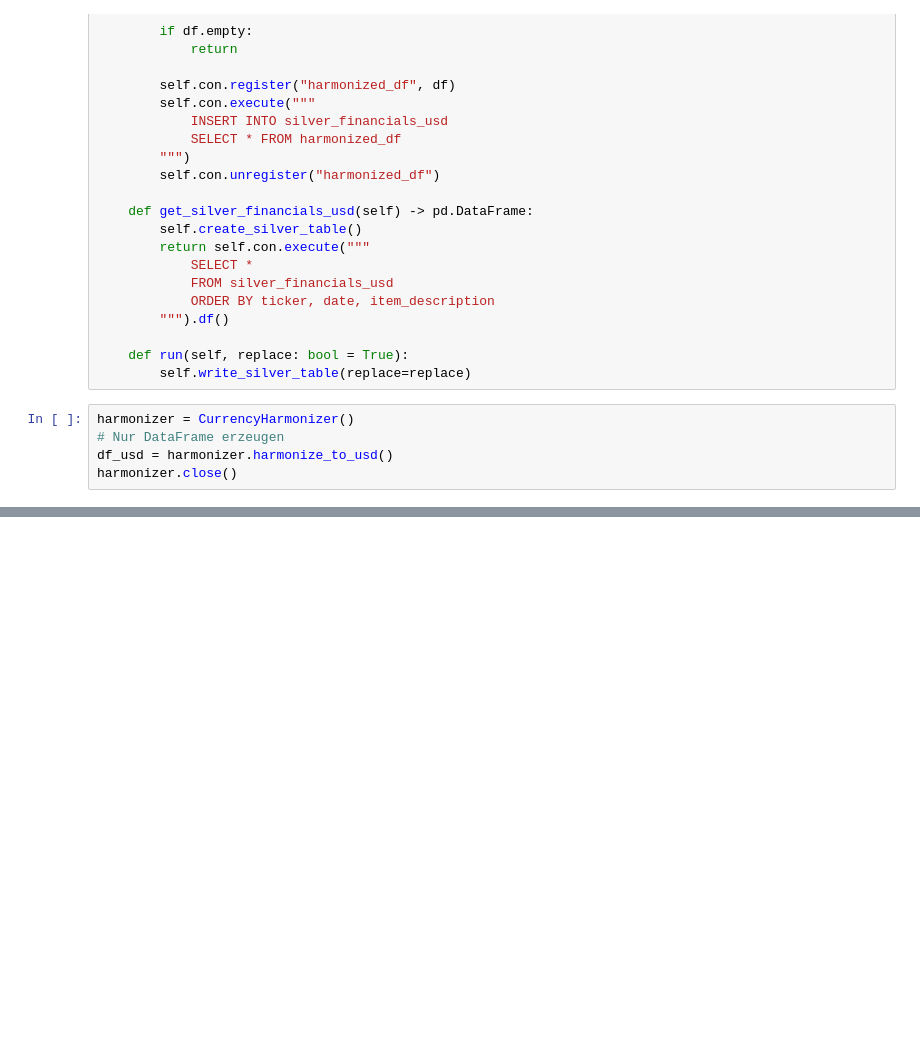
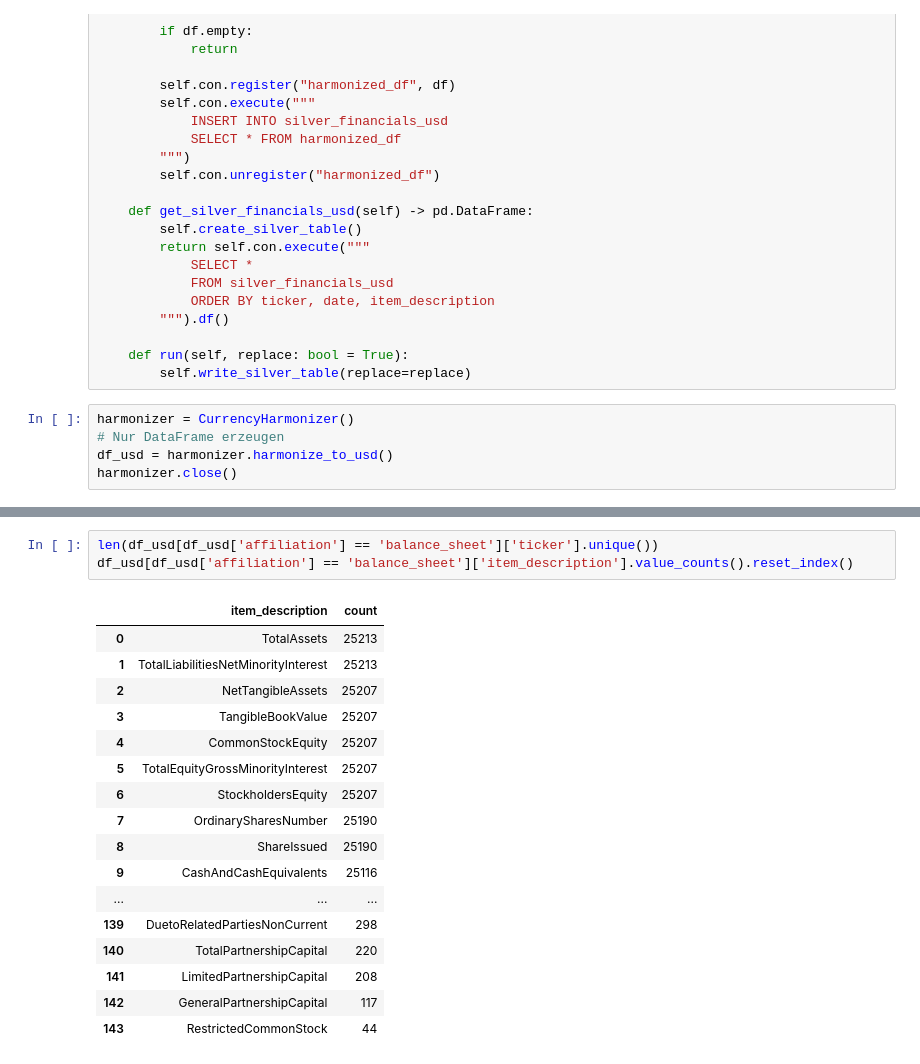
Before and after one commit to KonradSchumacher/DivAnalysisGNN, a Jupyter notebook: src/02_Silver/YahooFinance_Silver.ipynb, the cells around one changed output, grey strips where cells are left out. Drawn from its saved outputs; the diff is of its cells as text; blank space fills up the shorter version.

```diff
--- a/src/02_Silver/YahooFinance_Silver.ipynb
+++ b/src/02_Silver/YahooFinance_Silver.ipynb
@@ -812,0 +788,21 @@ harmonizer.close()
+# %%
+len(df_usd[df_usd['affiliation'] == 'balance_sheet']['ticker'].unique())
+df_usd[df_usd['affiliation'] == 'balance_sheet']['item_description'].value_counts().reset_index()
+# %% [output]
+|  | item_description | count |
+| 0 | TotalAssets | 25213 |
+| 1 | TotalLiabilitiesNetMinorityInterest | 25213 |
+| 2 | NetTangibleAssets | 25207 |
+| 3 | TangibleBookValue | 25207 |
+| 4 | CommonStockEquity | 25207 |
+| 5 | TotalEquityGrossMinorityInterest | 25207 |
+| 6 | StockholdersEquity | 25207 |
+| 7 | OrdinarySharesNumber | 25190 |
+| 8 | ShareIssued | 25190 |
+| 9 | CashAndCashEquivalents | 25116 |
+| ... | ... | ... |
+| 139 | DuetoRelatedPartiesNonCurrent | 298 |
+| 140 | TotalPartnershipCapital | 220 |
+| 141 | LimitedPartnershipCapital | 208 |
+| 142 | GeneralPartnershipCapital | 117 |
+| 143 | RestrictedCommonStock | 44 |
```
Also changed, not shown: parts of 10 cells of this notebook, 1 other file.
